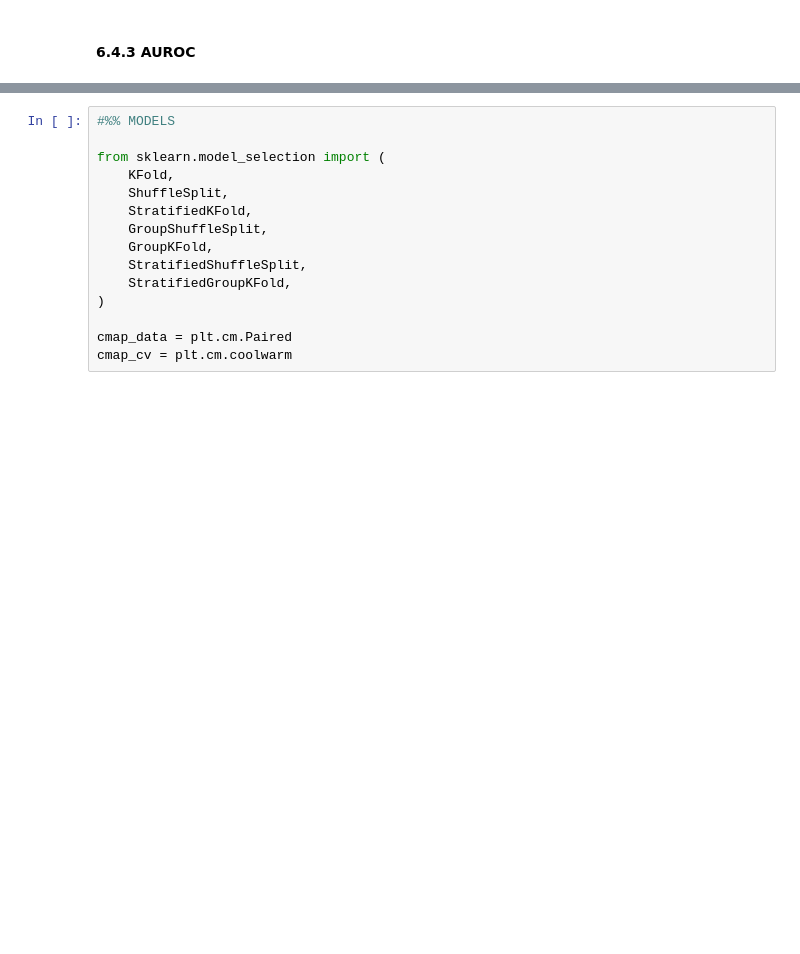
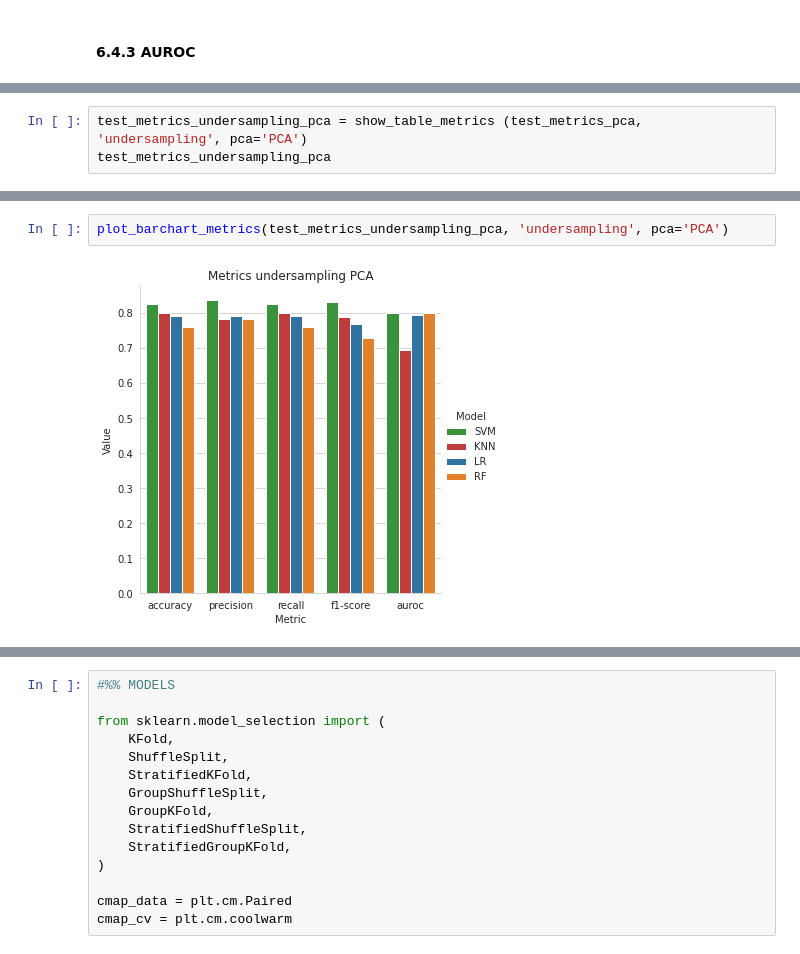
Before and after one commit to andrerubeis/andrerubeis, a Jupyter notebook: final_project_MML.ipynb, the cells around one changed output, grey strips where cells are left out. Saved outputs shown, nothing was run; the diff lists cells and outputs as text; blank space fills up the shorter version.

```diff
--- a/final_project_MML.ipynb
+++ b/final_project_MML.ipynb
@@ -1806,0 +1833,3 @@ RF - AUROC PCA SMOTETomekLinks:  0.8136851704836652
+# %%
+test_metrics_undersampling_pca = show_table_metrics (test_metrics_pca, 'undersampling', pca='PCA')
+test_metrics_undersampling_pca
@@ -1821,0 +1927,4 @@ sns.histplot(x = met,y=lr_metrics['original'])
+# %%
+plot_barchart_metrics(test_metrics_undersampling_pca, 'undersampling', pca='PCA')
+# %% [output]
+[figure, added]
```
Also changed, not shown: parts of 61 cells of this notebook.
